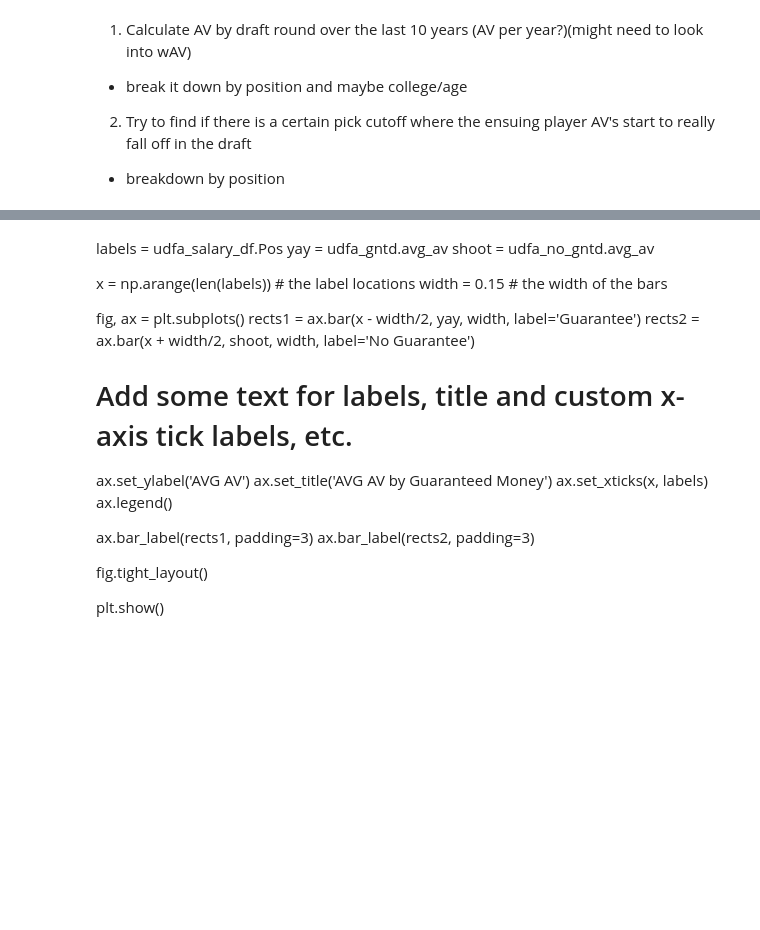
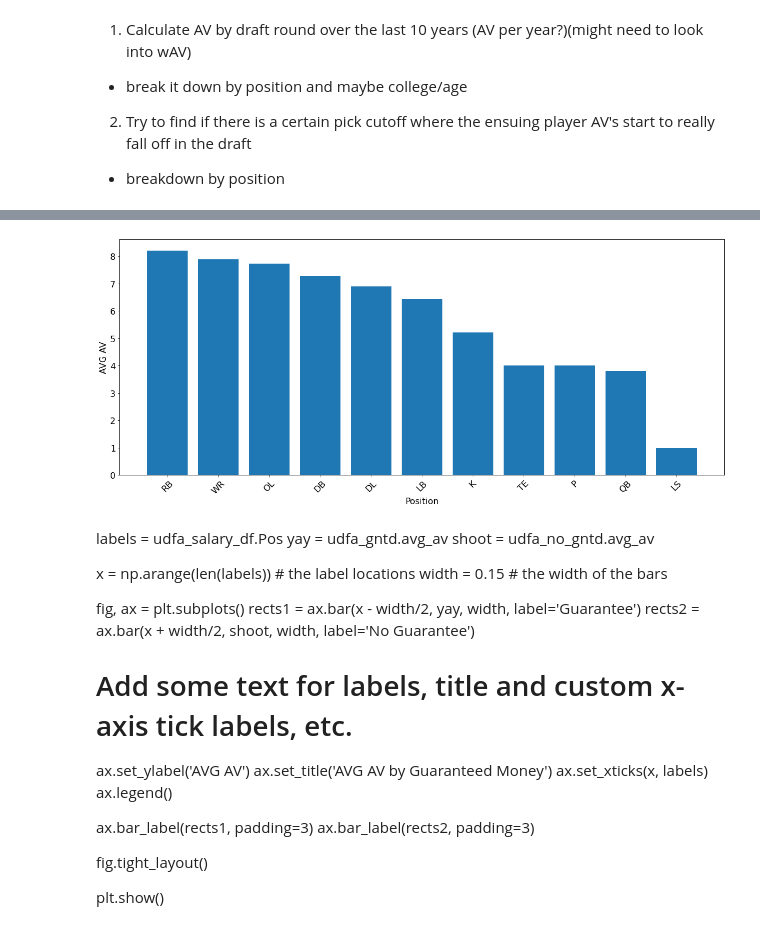
Before and after one commit to ABscott94/NFL-Draft-Value-Analysis, a Jupyter notebook: notebooks/player_av.ipynb, the cells around one changed output, grey strips where cells are left out. Drawn from its saved outputs; the diff is of its cells as text; code cells hidden in the pictures; blank space fills up the shorter version.

```diff
--- a/notebooks/player_av.ipynb
+++ b/notebooks/player_av.ipynb
@@ -124,4 +563,4 @@ udfa_salary_df
 # %%
-udfa_salary_df['years'] = udfa_salary_df['Yr_End'] - udfa_salary_df['Year1']
+udfa_salary_df['years'] = udfa_salary_df['Yr_End'] - udfa_salary_df['Year1'] + 1
 udfa_salary_df = udfa_salary_df[['Name', 'ID', 'Year1', 'Yr_End', 'years', 'Pos', 'Age', 'AV_Rookie', 'AV_Career', 'Yr_Signed', 'Years_y',  'Value', 'APY', 'Guaranteed', 'APY as % Of Cap At Signing', 'Inflated Value', 'Inflated APY', 'Inflated Guaranteed']]
 udfa_salary_df
@@ -305,0 +940,3 @@ udfa_salary_df.info()
+# %%
+udfa_salary_df['avg_av'] = udfa_salary_df.avg_av.fillna(0)
+udfa_salary_df
@@ -308,0 +974,3 @@ udfa_salary_df
+# %%
+udfa_salary_df = udfa_salary_df[udfa_salary_df['avg_av'] >= 0]
+udfa_salary_df
@@ -308,0 +991,3 @@ udfa_salary_df
+# %%
+udfa_salary_df = udfa_salary_df.sort_values('avg_av', ascending = False)
+udfa_salary_df
@@ -309,9 +1008,13 @@ udfa_salary_df
 # %%
 plt.bar(udfa_salary_df.Pos, udfa_salary_df.avg_av)
-plt.rcParams["figure.figsize"] = (40,16)
+plt.rcParams["figure.figsize"] = (20,8)
 plt.xticks(fontsize = 16, rotation = 45)
 plt.yticks(fontsize = 16)
+plt.xlabel('Position', fontsize = 16)
+plt.ylabel('AVG AV', fontsize = 16)
 plt.show()
+# %% [output]
+[figure, added]
 # %% [markdown]
 labels = udfa_salary_df.Pos
 yay = udfa_gntd.avg_av
```
Also changed, not shown: parts of 88 cells of this notebook.
